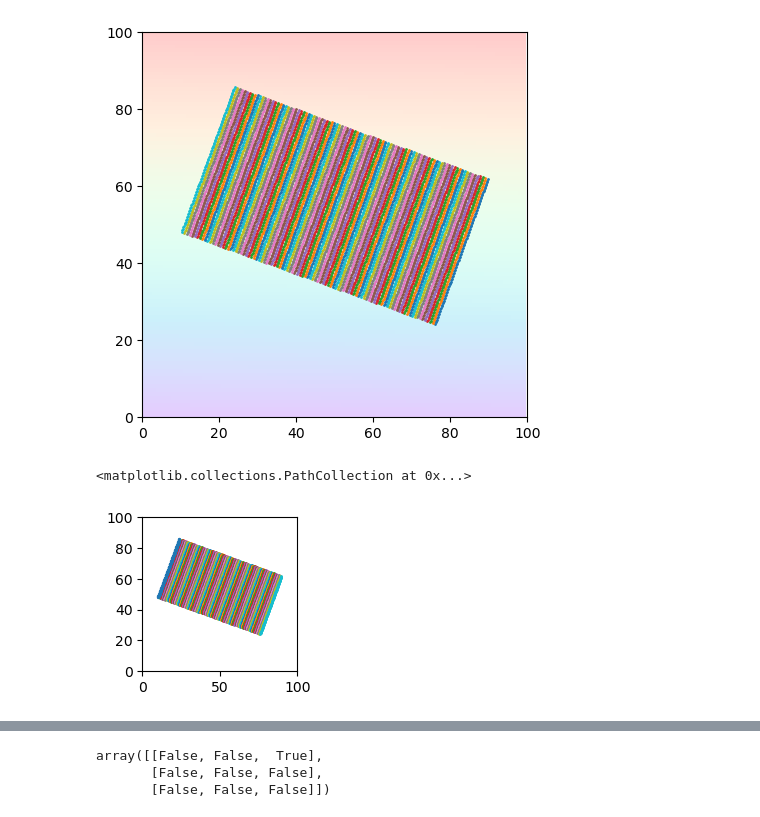
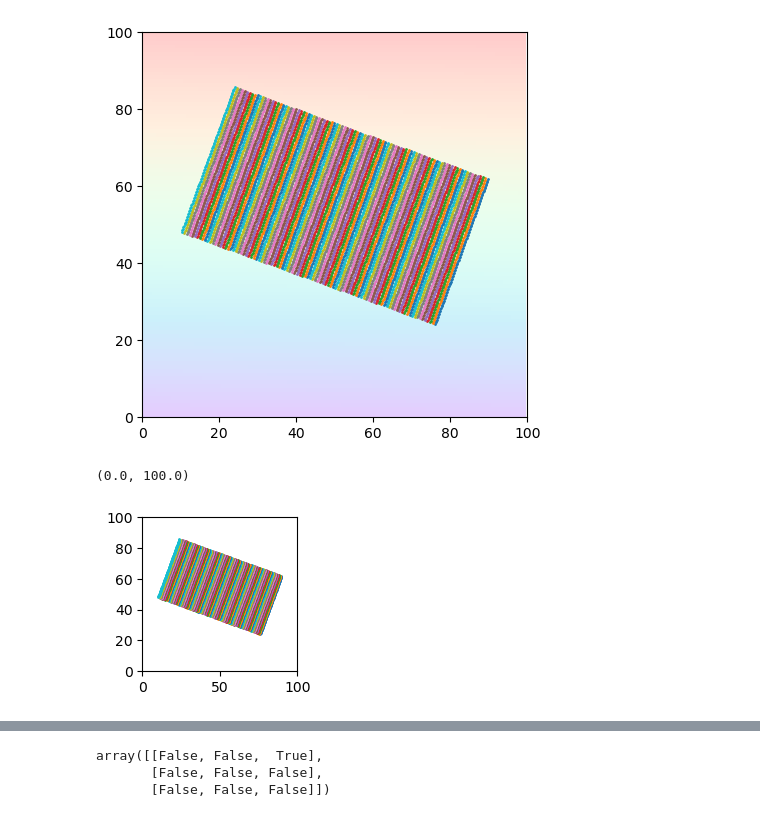
Before and after one commit to Kyssuber/GUI_odyssey, a Jupyter notebook: tutorials/rotating_squares.ipynb, the cells around one changed output, grey strips where cells are left out. Drawn from its saved outputs; the diff is of its cells as text; code cells hidden in the pictures.

```diff
--- a/tutorials/rotating_squares.ipynb
+++ b/tutorials/rotating_squares.ipynb
@@ -234,13 +234,13 @@ plt.show()
 # %%
 plt.figure(figsize=(2,2))
 for i in range(len(all_line_coords)):
     plt.scatter(np.asarray(all_line_coords)[i][:,0],np.asarray(all_line_coords)[i][:,1],s=1)
 plt.xlim(0,100)
 plt.ylim(0,100)
-plt.scatter(x,y,s=2)
+#plt.scatter(x,y,s=2)
 # %% [output]
-<matplotlib.collections.PathCollection at 0x...>
+(0.0, 100.0)
-[figure, old version]
+[figure, new version]
 # %%
 #all_line_coords.sort() --> sorts lines such that they'll be plotted from left to right
 #mean_list.reverse() --> will reverse order, if necessary, of mean values to accommodate above sorter
```
Also changed, not shown: parts of 8 cells of this notebook, 1 other file.
